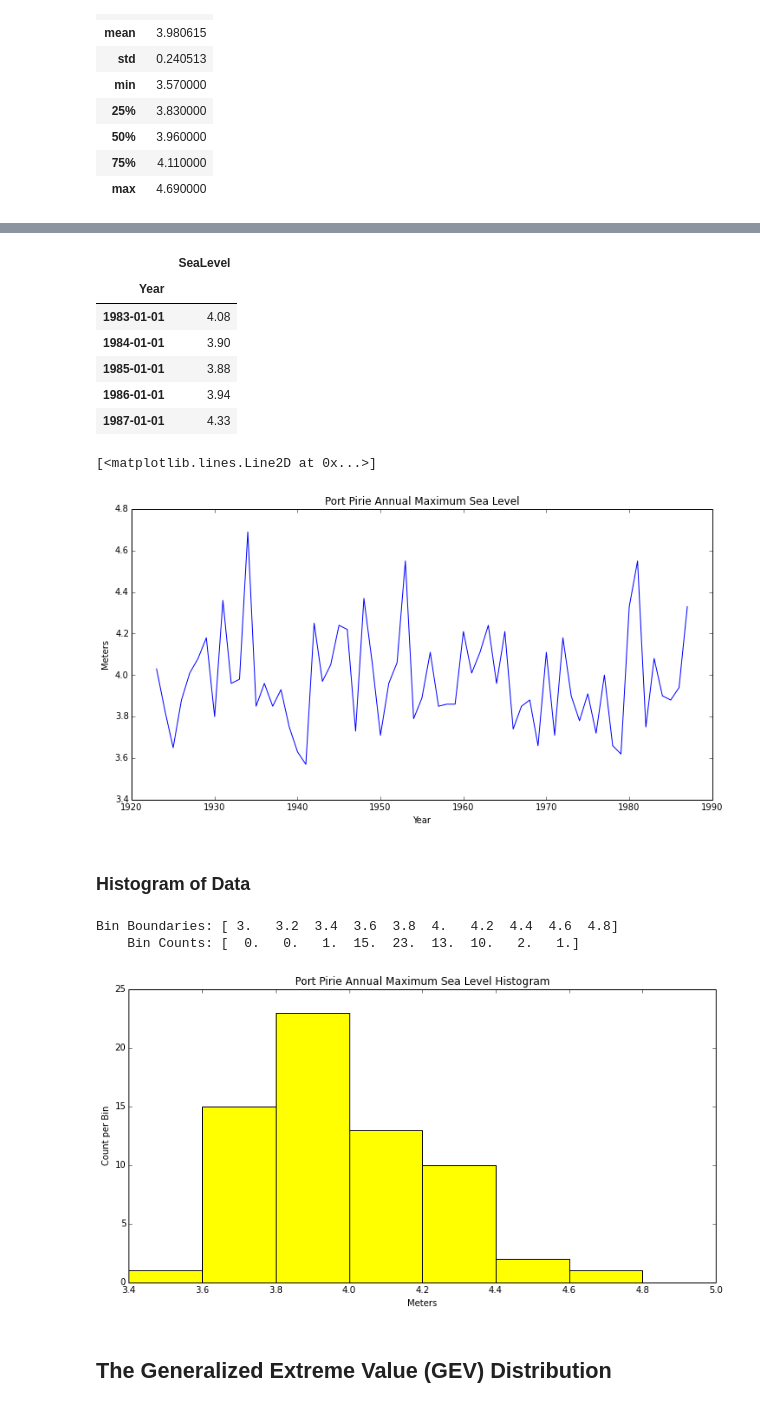
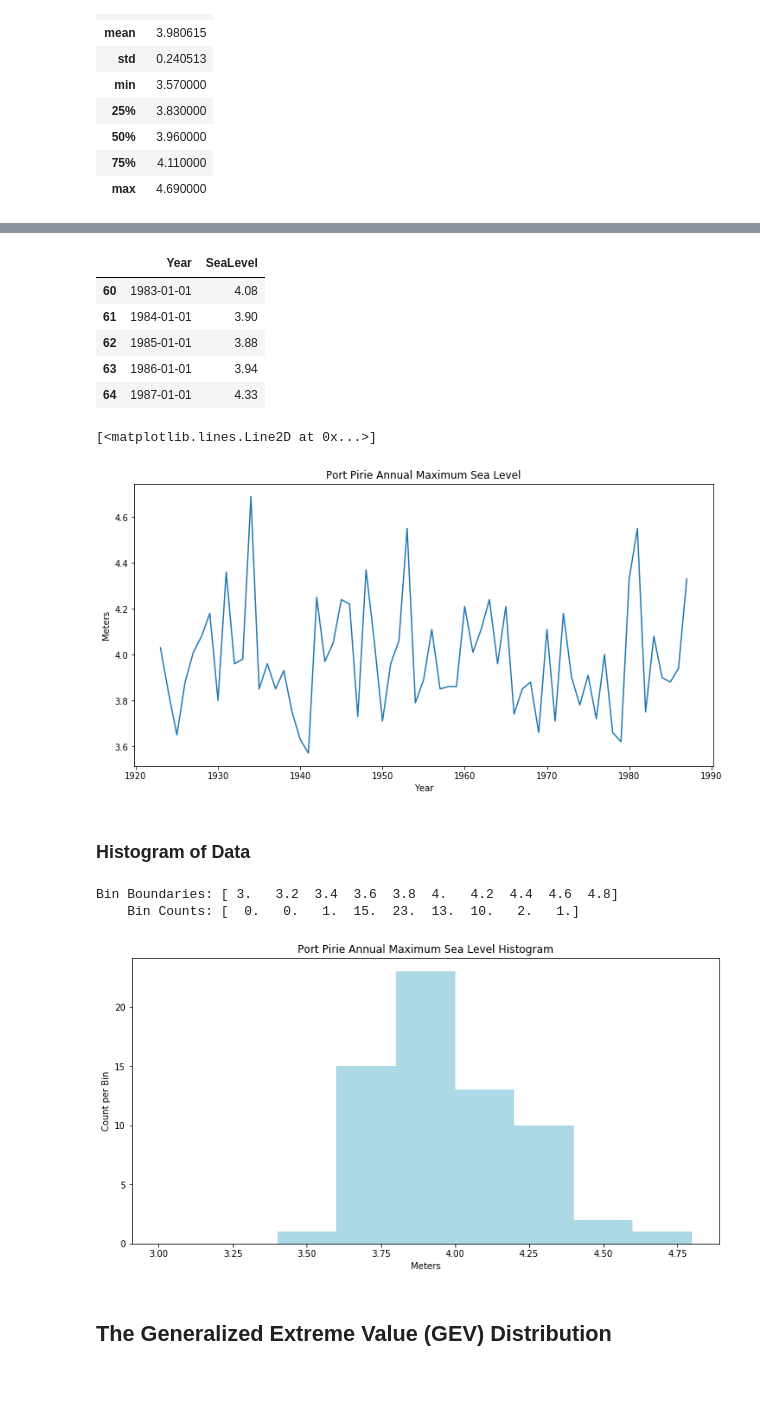
Before and after one commit to alreich/ipython-notebooks, a Jupyter notebook: EVT_Example.ipynb, the cells around one changed output, grey strips where cells are left out. Cells and saved outputs as stored; diff of their text form; code cells hidden in the pictures; blank space fills up the shorter version.

```diff
--- a/EVT_Example.ipynb
+++ b/EVT_Example.ipynb
@@ -31,10 +35,9 @@ sp.__version__
 # %% [markdown]
 <b>Note on modules used here:</b> Pandas is used to read the CSV file into a Pandas DataFrame, but only for convenience.  Later, when the data analysis starts, the max sea level data will be turned into a standard NumPy ndarray.
 # %%
-def parse(yr):
-    return datetime.datetime(yr,1,1)
+dateparse = lambda x: pd.datetime.strptime(x, '%Y')
 
-df = pd.read_csv('port_pirie.csv', parse_dates=True, date_parser=parse, index_col='Year')
+df = pd.read_csv('port_pirie.csv', parse_dates=['Year'], date_parser=dateparse)
 df.describe()
 # %% [output]
 |  | SeaLevel |
@@ -59,40 +67,39 @@ df.head()
 # %%
 df.tail()
 # %% [output]
-|  | SeaLevel |
-| Year |  |
-| 1983-01-01 | 4.08 |
-| 1984-01-01 | 3.90 |
-| 1985-01-01 | 3.88 |
-| 1986-01-01 | 3.94 |
-| 1987-01-01 | 4.33 |
+|  | Year | SeaLevel |
+| 60 | 1983-01-01 | 4.08 |
+| 61 | 1984-01-01 | 3.90 |
+| 62 | 1985-01-01 | 3.88 |
+| 63 | 1986-01-01 | 3.94 |
+| 64 | 1987-01-01 | 4.33 |
 # %%
-figure(figsize=(12,6))
-title('Port Pirie Annual Maximum Sea Level')
-xlabel('Year')
-ylabel('Meters')
-x = [idx.year for idx in df.index]
-y = df.values
-plot(x,y)
+plt.figure(figsize=(12,6))
+plt.title('Port Pirie Annual Maximum Sea Level')
+plt.xlabel('Year')
+plt.ylabel('Meters')
+x = [idx.year for idx in df.Year]
+y = df.SeaLevel
+plt.plot(x,y)
 # %% [output]
 [<matplotlib.lines.Line2D at 0x...>]
-[figure, old version]
+[figure, new version]
 # %% [markdown]
 ### Histogram of Data
 # %%
 max_sea_levels = df['SeaLevel']
 # %%
-figure(figsize=(12,6))
-title("Port Pirie Annual Maximum Sea Level Histogram")
-xlabel("Meters")
-ylabel("Count per Bin")
-result = hist(max_sea_levels, bins=arange(3.0,5.0,0.2), color='Yellow')
-print "Bin Boundaries: %s" % result[1]
-print "    Bin Counts: %s" % result[0]
+plt.figure(figsize=(12,6))
+plt.title("Port Pirie Annual Maximum Sea Level Histogram")
+plt.xlabel("Meters")
+plt.ylabel("Count per Bin")
+result = plt.hist(max_sea_levels, bins=np.arange(3.0, 5.0, 0.2), color='LightBlue')
+print("Bin Boundaries: {}".format(result[1]))
+print("    Bin Counts: {}".format(result[0]))
 # %% [output]
 Bin Boundaries: [ 3.   3.2  3.4  3.6  3.8  4.   4.2  4.4  4.6  4.8]
     Bin Counts: [  0.   0.   1.  15.  23.  13.  10.   2.   1.]
-[figure, old version]
+[figure, new version]
 # %% [markdown]
 ## The Generalized Extreme Value (GEV) Distribution
 # %% [markdown]
```
Also changed, not shown: parts of 26 cells of this notebook, 1 other file.
